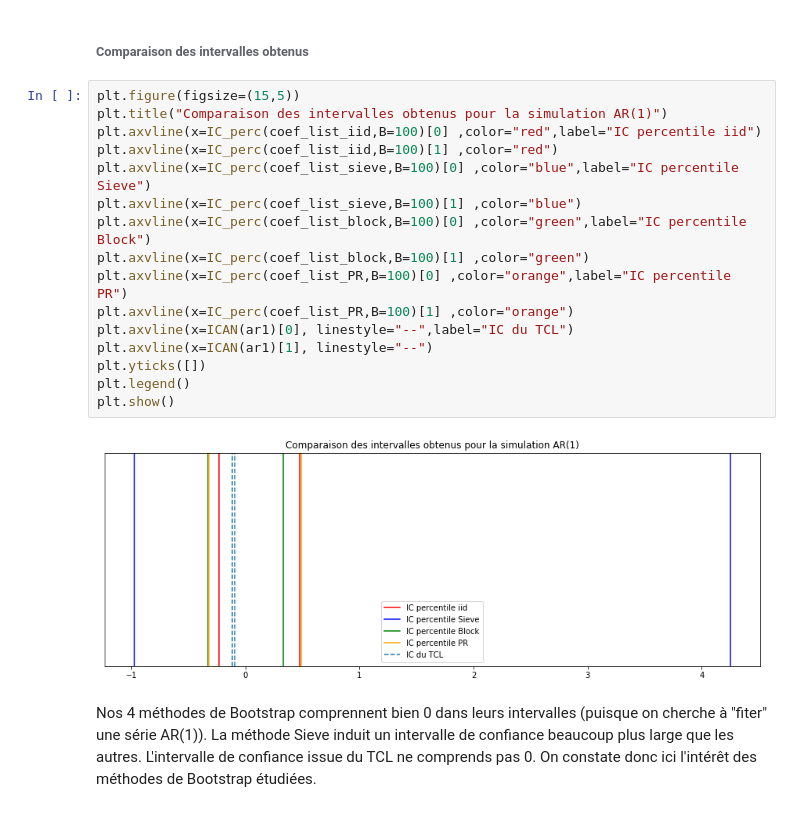
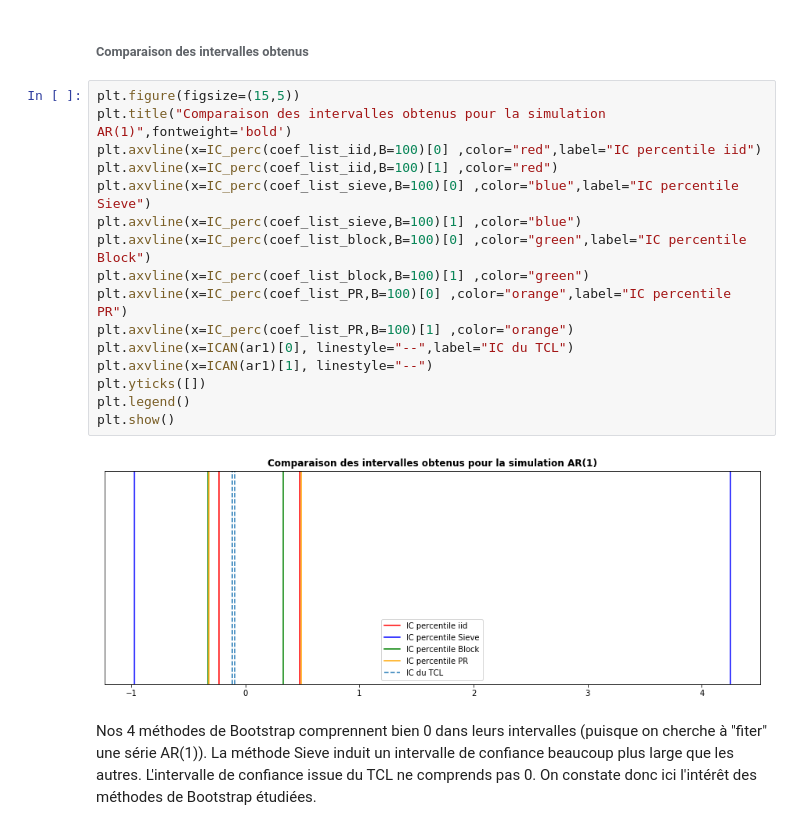
Before and after one commit to AntoineG92/Bootstrap-resampling-methods, a Jupyter notebook: TP3_Bootstrap.ipynb, the cells around one changed output. Cells and saved outputs as stored; diff of their text form.

```diff
--- a/TP3_Bootstrap.ipynb
+++ b/TP3_Bootstrap.ipynb
@@ -403,22 +403,22 @@ for b in range(B):
 ######  Comparaison des intervalles obtenus
 # %%
 plt.figure(figsize=(15,5))
-plt.title("Comparaison des intervalles obtenus pour la simulation AR(1)")
+plt.title("Comparaison des intervalles obtenus pour la simulation AR(1)",fontweight='bold')
 plt.axvline(x=IC_perc(coef_list_iid,B=100)[0] ,color="red",label="IC percentile iid")
 plt.axvline(x=IC_perc(coef_list_iid,B=100)[1] ,color="red")
 plt.axvline(x=IC_perc(coef_list_sieve,B=100)[0] ,color="blue",label="IC percentile Sieve")
 plt.axvline(x=IC_perc(coef_list_sieve,B=100)[1] ,color="blue")
 plt.axvline(x=IC_perc(coef_list_block,B=100)[0] ,color="green",label="IC percentile Block")
 plt.axvline(x=IC_perc(coef_list_block,B=100)[1] ,color="green")
 plt.axvline(x=IC_perc(coef_list_PR,B=100)[0] ,color="orange",label="IC percentile PR")
 plt.axvline(x=IC_perc(coef_list_PR,B=100)[1] ,color="orange")
 plt.axvline(x=ICAN(ar1)[0], linestyle="--",label="IC du TCL")
 plt.axvline(x=ICAN(ar1)[1], linestyle="--")
 plt.yticks([])
 plt.legend()
 plt.show()
 # %% [output]
-[figure, old version]
+[figure, new version]
 # %% [markdown]
 Nos 4 méthodes de Bootstrap comprennent bien 0 dans leurs intervalles (puisque on cherche à "fiter" une série AR(1)). La méthode Sieve induit un intervalle de confiance beaucoup plus large que les autres. L'intervalle de confiance issue du TCL ne comprends pas 0. On constate donc ici l'intérêt des méthodes de Bootstrap étudiées.
 # %% [markdown]
```
Also changed, not shown: parts of 1 cell of this notebook.
